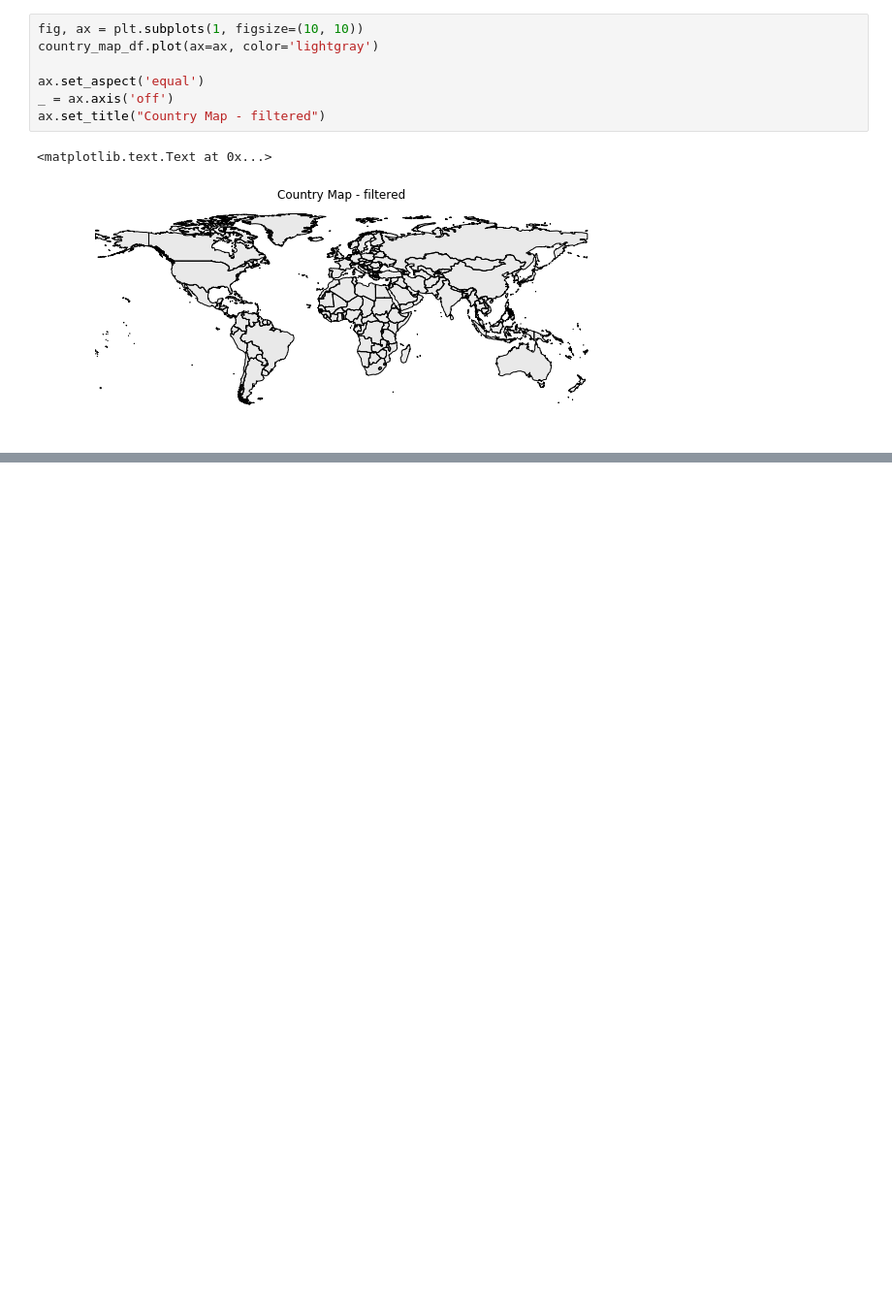
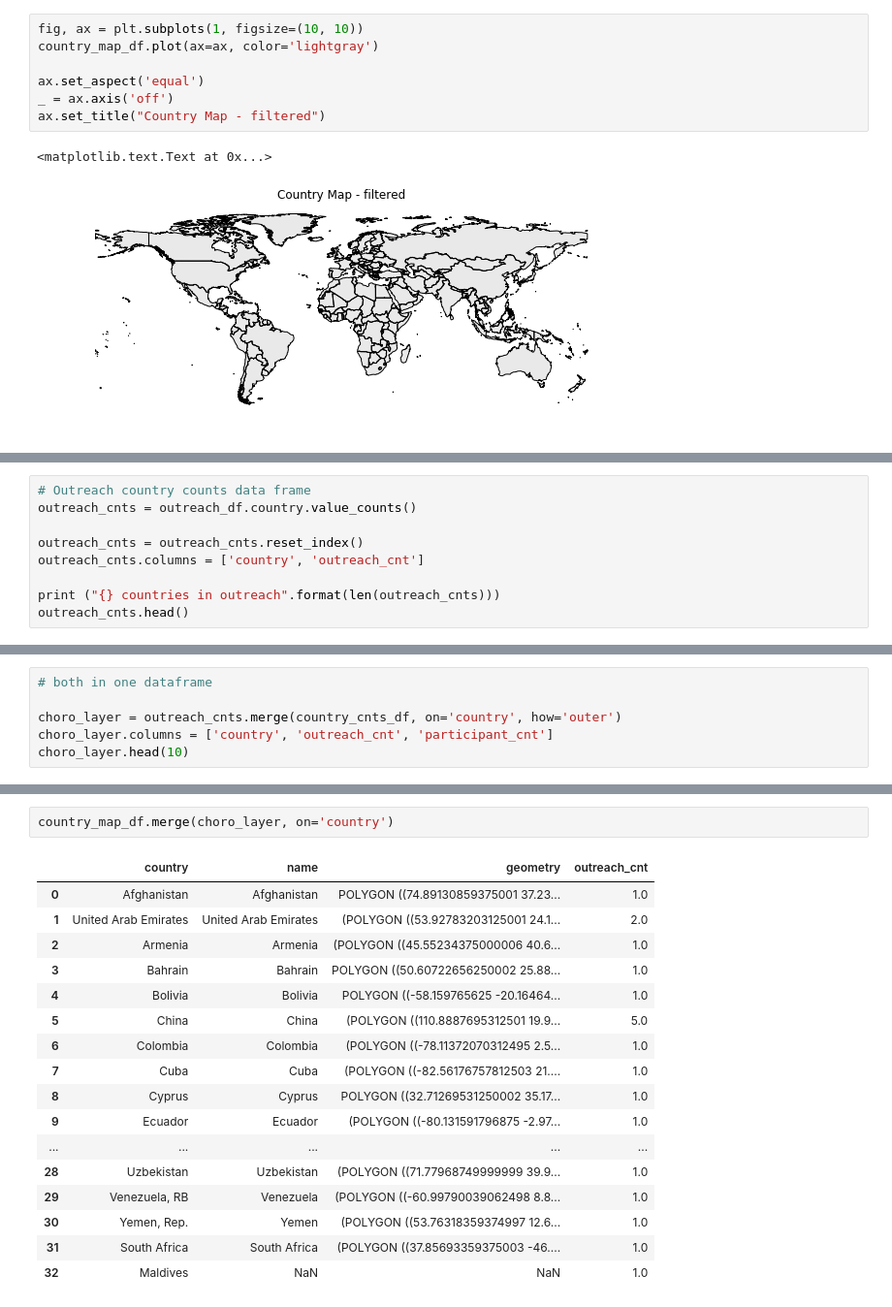
Before and after one commit to ryan-p-larson/iwp, a Jupyter notebook: notebooks/04-map-output.ipynb, the cells around one changed output, grey strips where cells are left out. Shown: that part at 97% size. Saved outputs shown, nothing was run; the diff lists cells and outputs as text; blank space fills up the shorter version.

```diff
--- a/notebooks/04-map-output.ipynb
+++ b/notebooks/04-map-output.ipynb
@@ -110,0 +112,9 @@ country_map_df.to_file(filename=web_map_f, driver="GeoJSON")
+# %%
+# Outreach country counts data frame
+outreach_cnts = outreach_df.country.value_counts()
+
+outreach_cnts = outreach_cnts.reset_index()
+outreach_cnts.columns = ['country', 'outreach_cnt']
+
+print ("{} countries in outreach".format(len(outreach_cnts)))
+outreach_cnts.head()
@@ -110,0 +152,6 @@ country_map_df.to_file(filename=web_map_f, driver="GeoJSON")
+# %%
+# both in one dataframe
+
+choro_layer = outreach_cnts.merge(country_cnts_df, on='country', how='outer')
+choro_layer.columns = ['country', 'outreach_cnt', 'participant_cnt']
+choro_layer.head(10)
@@ -110,0 +170,20 @@ country_map_df.to_file(filename=web_map_f, driver="GeoJSON")
+# %%
+country_map_df.merge(choro_layer, on='country')
+# %% [output]
+|  | country | name | geometry | outreach_cnt |
+| 0 | Afghanistan | Afghanistan | POLYGON ((74.89130859375001 37.23... | 1.0 |
+| 1 | United Arab Emirates | United Arab Emirates | (POLYGON ((53.92783203125001 24.1... | 2.0 |
+| 2 | Armenia | Armenia | (POLYGON ((45.55234375000006 40.6... | 1.0 |
+| 3 | Bahrain | Bahrain | POLYGON ((50.60722656250002 25.88... | 1.0 |
+| 4 | Bolivia | Bolivia | POLYGON ((-58.159765625 -20.16464... | 1.0 |
+| 5 | China | China | (POLYGON ((110.8887695312501 19.9... | 5.0 |
+| 6 | Colombia | Colombia | (POLYGON ((-78.11372070312495 2.5... | 1.0 |
+| 7 | Cuba | Cuba | (POLYGON ((-82.56176757812503 21.... | 1.0 |
+| 8 | Cyprus | Cyprus | POLYGON ((32.71269531250002 35.17... | 1.0 |
+| 9 | Ecuador | Ecuador | (POLYGON ((-80.131591796875 -2.97... | 1.0 |
+| ... | ... | ... | ... | ... |
+| 28 | Uzbekistan | Uzbekistan | (POLYGON ((71.77968749999999 39.9... | 1.0 |
+| 29 | Venezuela, RB | Venezuela | (POLYGON ((-60.99790039062498 8.8... | 1.0 |
+| 30 | Yemen, Rep. | Yemen | (POLYGON ((53.76318359374997 12.6... | 1.0 |
+| 31 | South Africa | South Africa | (POLYGON ((37.85693359375003 -46.... | 1.0 |
+| 32 | Maldives | NaN | NaN | 1.0 |
```
Also changed, not shown: parts of 9 cells of this notebook, 2 other files.
